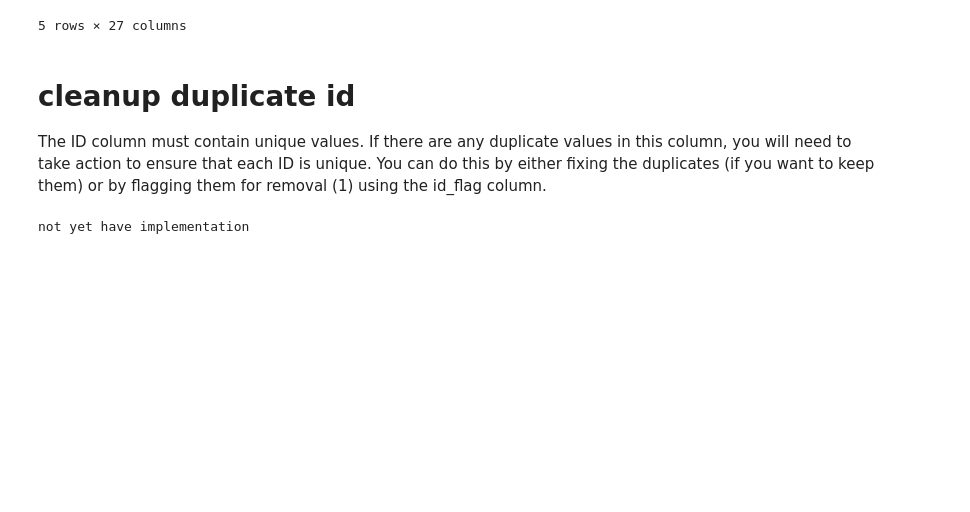
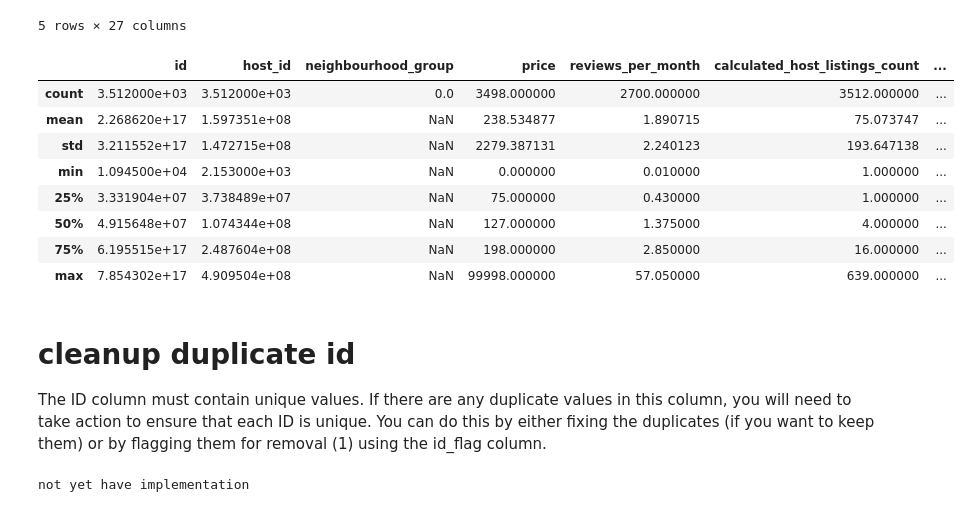
Before and after one commit to nikolausn/collab-use-case, a Jupyter notebook: vertical_collaboration/case_1/Airbnb-Solution-Template.ipynb, the cells around one changed output. Saved outputs shown, nothing was run; the diff lists cells and outputs as text; code cells hidden in the pictures; blank space fills up the shorter version.

```diff
--- a/vertical_collaboration/case_1/Airbnb-Solution-Template.ipynb
+++ b/vertical_collaboration/case_1/Airbnb-Solution-Template.ipynb
@@ -95,6 +103,18 @@ airbnb_pd.head()
 | 3 | 25879 | 2/1 One Block to Fullerton L Red ... | 101521 | Red | NaN | Lincoln Park | 41.92693 | -87.65753 | ... |
 | 4 | 207218 | Historic Pullman Artist Flat - Ar... | 1019125 | Jb | NaN | Pullman | 41.6883 | -87.60892 | ... |
 5 rows × 27 columns
+# %%
+airbnb_pd.describe()
+# %% [output]
+|  | id | host_id | neighbourhood_group | price | reviews_per_month | calculated_host_listings_count | ... |
+| count | 3.512000e+03 | 3.512000e+03 | 0.0 | 3498.000000 | 2700.000000 | 3512.000000 | ... |
+| mean | 2.268620e+17 | 1.597351e+08 | NaN | 238.534877 | 1.890715 | 75.073747 | ... |
+| std | 3.211552e+17 | 1.472715e+08 | NaN | 2279.387131 | 2.240123 | 193.647138 | ... |
+| min | 1.094500e+04 | 2.153000e+03 | NaN | 0.000000 | 0.010000 | 1.000000 | ... |
+| 25% | 3.331904e+07 | 3.738489e+07 | NaN | 75.000000 | 0.430000 | 1.000000 | ... |
+| 50% | 4.915648e+07 | 1.074344e+08 | NaN | 127.000000 | 1.375000 | 4.000000 | ... |
+| 75% | 6.195515e+17 | 2.487604e+08 | NaN | 198.000000 | 2.850000 | 16.000000 | ... |
+| max | 7.854302e+17 | 4.909504e+08 | NaN | 99998.000000 | 57.050000 | 639.000000 | ... |
 # %% [markdown]
 # cleanup duplicate id
 The ID column must contain unique values. If there are any duplicate values in this column, you will need to take action to ensure that each ID is unique. You can do this by either fixing the duplicates (if you want to keep them) or by flagging them for removal (1) using the id_flag column.
```
Also changed, not shown: parts of 10 cells of this notebook.
